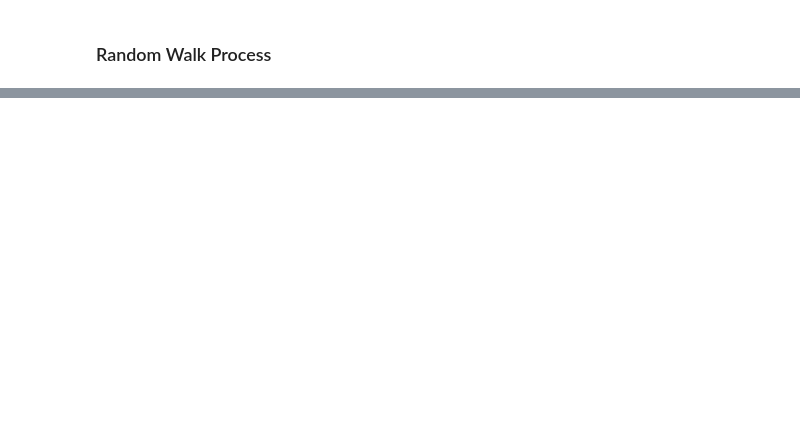
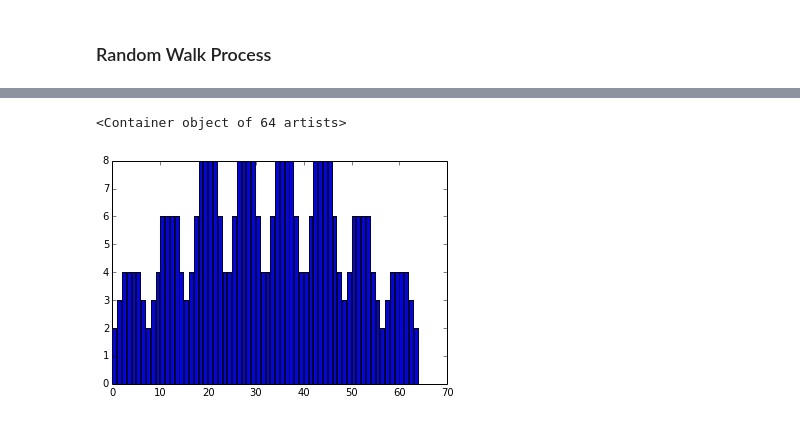
Before and after one commit to shestakoff/social_ntwks, a Jupyter notebook: random_walk.ipynb, the cells around one changed output, grey strips where cells are left out. Drawn from its saved outputs; the diff is of its cells as text; code cells hidden in the pictures; blank space fills up the shorter version.

```diff
--- a/random_walk.ipynb
+++ b/random_walk.ipynb
@@ -27,3 +21,34 @@ def GenKnightNetwork(boardSize):
+# %%
+def GenKnightNetwork(boardSize):
+    G = nx.Graph()
+    pos = {}
+    for row in xrange(boardSize):
+        for col in xrange(boardSize):
+            nodeId = row + col*boardSize
+            pos[nodeId] = np.array([1.0*row/boardSize, 1.0*col/boardSize])
+            newPos = GetLegalMoves(row, col, boardSize)
+            for e in newPos:
+                nid = e[0] + e[1]*boardSize
+                G.add_edge(nodeId, nid)
+    return G, pos
+
+def GetLegalMoves(x,y,boardSize):
+    newMoves = []
+    moveOffsets = [(-1,-2),(-1,2),(-2,-1),(-2,1),
+                   ( 1,-2),( 1,2),( 2,-1),( 2,1)]
+    for i in moveOffsets:
+        newX = x + i[0]
+        newY = y + i[1]
+        if isLegalCoord(newX,boardSize) and \
+                        isLegalCoord(newY,boardSize):
+            newMoves.append((newX,newY))
+    return newMoves
+
+def isLegalCoord(x,boardSize):
+    if x >= 0 and x < boardSize:
+        return True
+    else:
+        return False
 # %%
 boardSize = 8
 (G,pos) = GenKnightNetwork(boardSize)
@@ -40,0 +97,5 @@ def RandomWalk(G, xi, n, till_first_return = False):
+# %%
+plt.bar(range(0,64), G.degree().values())
+# %% [output]
+<Container object of 64 artists>
+[figure, added]
```
Also changed, not shown: parts of 13 cells of this notebook.
